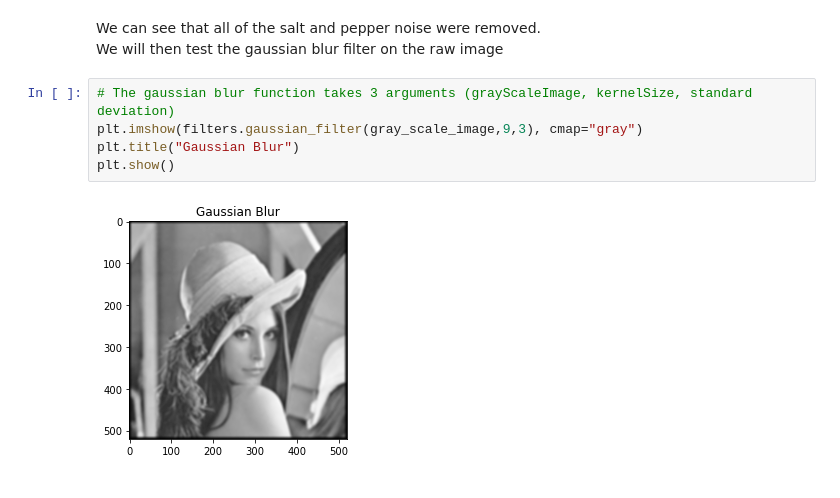
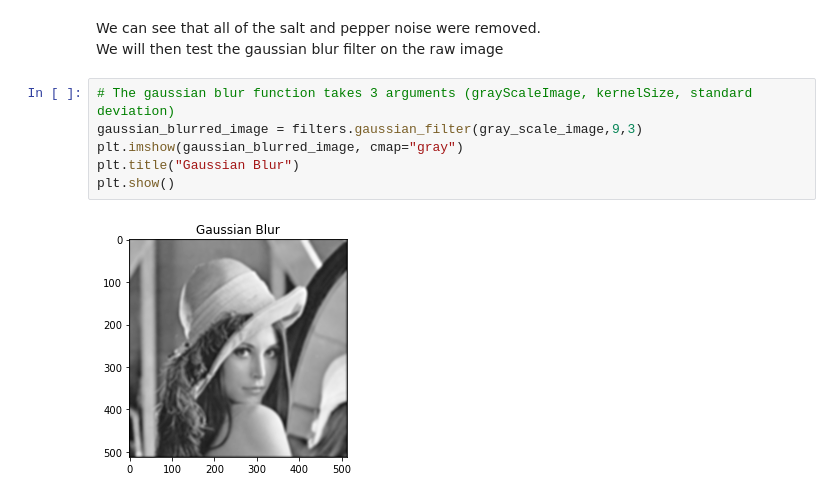
Before and after one commit to ahmed-sedky/computer-vision-basics, a Jupyter notebook: task_1.ipynb, the cells around one changed output. Drawn from its saved outputs; the diff is of its cells as text.

Commit message:
added Ehab's edge detection functions to the notebook and Ta7a's graphs

```diff
--- a/task_1.ipynb
+++ b/task_1.ipynb
@@ -70,8 +80,9 @@ We can see that all of the salt and pepper noise were removed.
 We will then test the gaussian blur filter on the raw image
 # %%
 # The gaussian blur function takes 3 arguments (grayScaleImage, kernelSize, standard deviation)
-plt.imshow(filters.gaussian_filter(gray_scale_image,9,3), cmap="gray")
+gaussian_blurred_image = filters.gaussian_filter(gray_scale_image,9,3)
+plt.imshow(gaussian_blurred_image, cmap="gray")
 plt.title("Gaussian Blur")
 plt.show()
 # %% [output]
-[figure, old version]
+[figure, new version]
```
Also changed, not shown: parts of 10 cells of this notebook, 7 other files.
